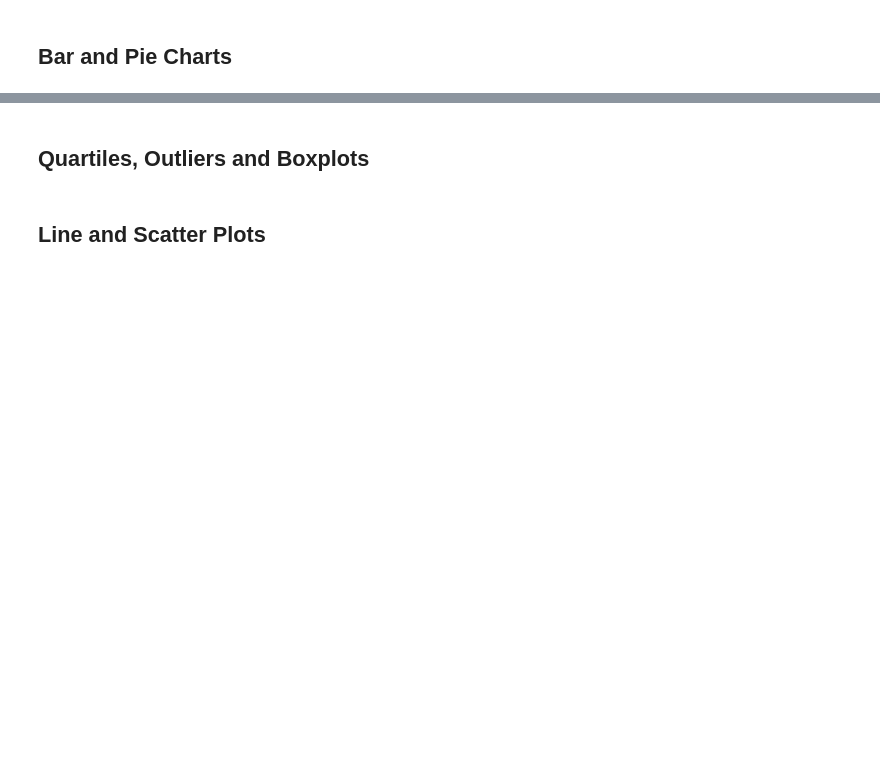
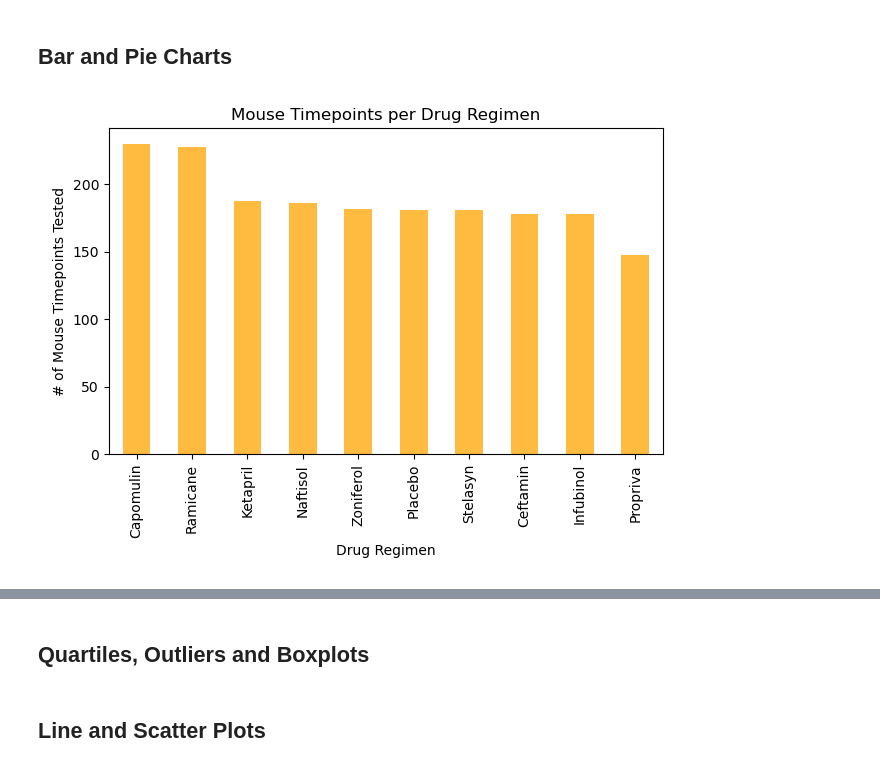
Before and after one commit to jacktemme/matplot-challenge, a Jupyter notebook: Pymaceuticals/pymaceuticals_starter.ipynb, the cells around one changed output, grey strips where cells are left out. Cells and saved outputs as stored; diff of their text form; code cells hidden in the pictures; blank space fills up the shorter version.

```diff
--- a/Pymaceuticals/pymaceuticals_starter.ipynb
+++ b/Pymaceuticals/pymaceuticals_starter.ipynb
@@ -100,3 +103,18 @@ mouse_df["Mouse ID"].nunique()
 # Use groupby and summary statistical methods to calculate the following properties of each drug regimen:
 # mean, median, variance, standard deviation, and SEM of the tumor volume.
 # Assemble the resulting series into a single summary DataFrame.
+
+drug_groups = mouse_df.groupby(["Drug Regimen"])
+mean_drug_groups = drug_groups["Tumor Volume (mm3)"].mean()
+median_drug_groups = drug_groups["Tumor Volume (mm3)"].median()
+var_drug_groups = drug_groups["Tumor Volume (mm3)"].var()
+std_drug_groups = drug_groups["Tumor Volume (mm3)"].std()
+sem_drug_groups = drug_groups["Tumor Volume (mm3)"].sem()
+
+
+regimen_data = {"Mean Tumor Volume": mean_drug_groups, "Median Tumor Volume": median_drug_groups,
+                "Tumor Volume Variance": var_drug_groups, "Tumor Volume Std. Dev.": std_drug_groups,
+                "Tumor Volume Std. Error": sem_drug_groups}
+
+regimen_df = pd.DataFrame(regimen_data)
+regimen_df
@@ -109,3 +155,12 @@ mouse_df["Mouse ID"].nunique()
 ## Bar and Pie Charts
 # %%
 # Generate a bar plot showing the total number of rows (Mouse ID/Timepoints) for each drug regimen using Pandas.
+regimen_count = drug_groups["Timepoint"].count()
+regimen_count= regimen_count.sort_values(ascending = False)
+
+fig, ax = plt.subplots()
+bar_chart = regimen_count.plot(kind = "bar", color = "orange", xlabel = "Drug Regimen", ylabel = "# of Mouse Timepoints Tested",
+                   title = "Mouse Timepoints per Drug Regimen", alpha = .75)
+fig.tight_layout()
+# %% [output]
+[figure, added]
```
Also changed, not shown: parts of 9 cells of this notebook.
